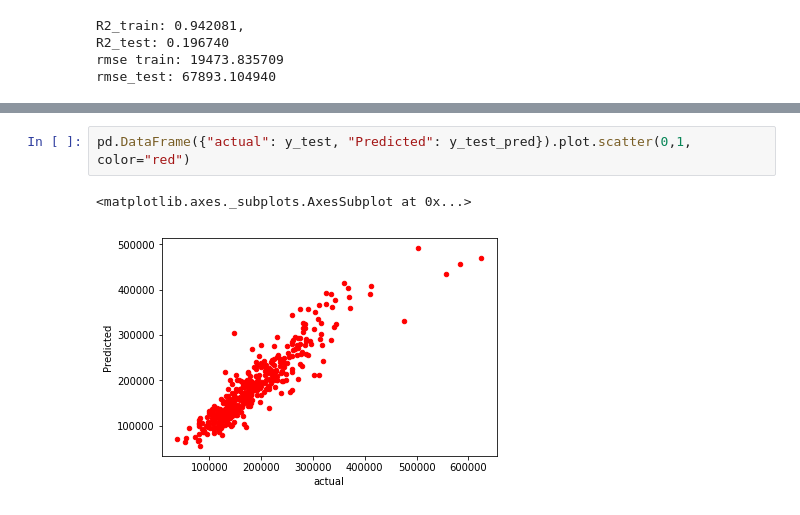
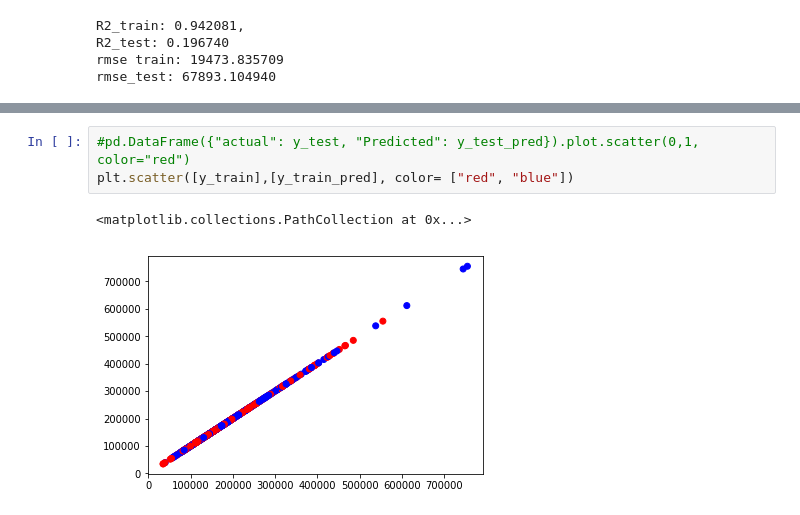
Before and after one commit to Akhileshkudla/MachineLearning-Training, a Jupyter notebook: kaggle-houseprice.ipynb, the cells around one changed output, grey strips where cells are left out. Saved outputs shown, nothing was run; the diff lists cells and outputs as text.

```diff
--- a/kaggle-houseprice.ipynb
+++ b/kaggle-houseprice.ipynb
@@ -96,5 +96,6 @@ rmse_test: 30451.497318
 # %%
-pd.DataFrame({"actual": y_test, "Predicted": y_test_pred}).plot.scatter(0,1, color="red")
+#pd.DataFrame({"actual": y_test, "Predicted": y_test_pred}).plot.scatter(0,1, color="red")
+plt.scatter([y_train],[y_train_pred], color= ["red", "blue"])
 # %% [output]
-<matplotlib.axes._subplots.AxesSubplot at 0x...>
+<matplotlib.collections.PathCollection at 0x...>
-[figure, old version]
+[figure, new version]
```
Also changed, not shown: parts of 12 cells of this notebook, 6 other files.
